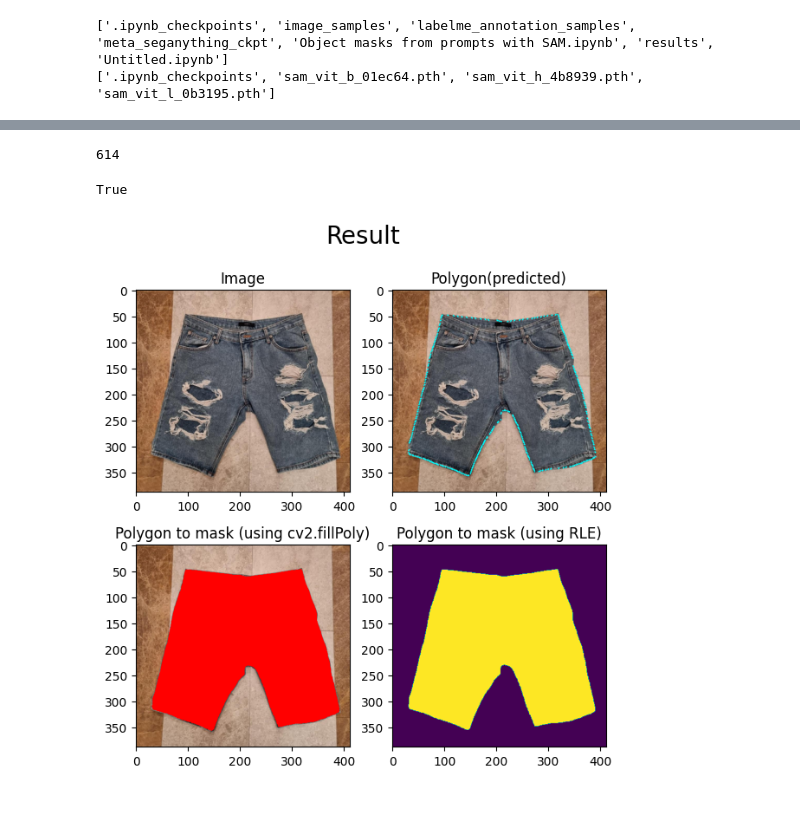
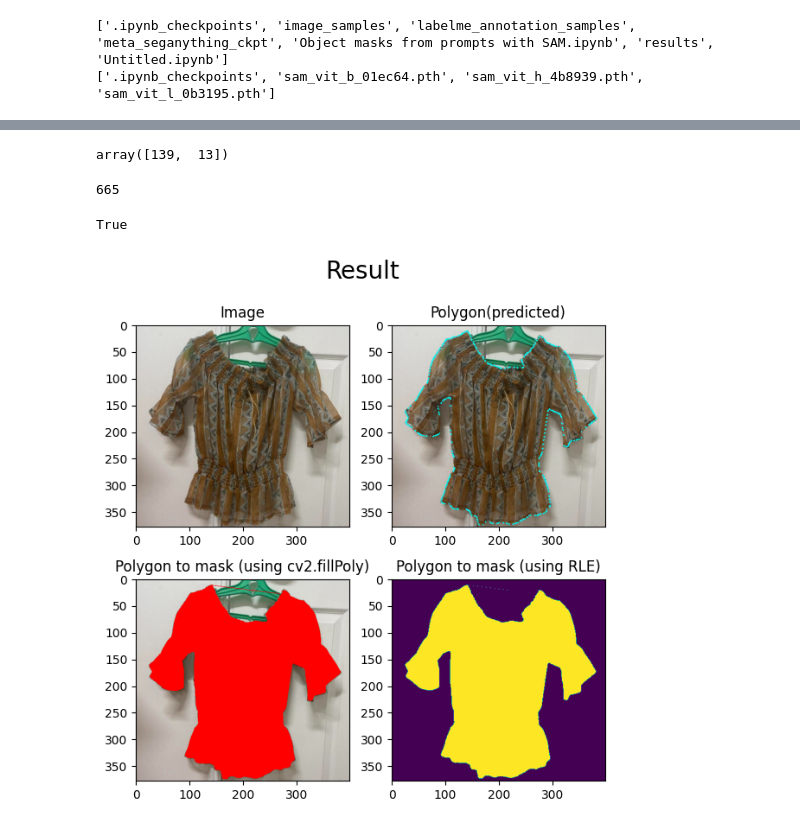
Before and after one commit to DeepHM/Image-labeling-using-meta-segmentation-anything, a Jupyter notebook: Object masks from prompts with SAM.ipynb, the cells around one changed output, grey strips where cells are left out. Drawn from its saved outputs; the diff is of its cells as text; code cells hidden in the pictures.

```diff
--- a/Object masks from prompts with SAM.ipynb
+++ b/Object masks from prompts with SAM.ipynb
@@ -52,5 +52,5 @@ print(os.listdir('labelme_annotation_samples'))
 # %%
-image_file = 'sample_shorts_1.PNG'
+image_file = 'sample_halfblouse_1.PNG'
 image_path = f'labelme_annotation_samples/{image_file}'
 image = cv2.imread(image_path)
 image = cv2.cvtColor(image, cv2.COLOR_BGR2RGB)
@@ -168,0 +191,6 @@ plt.imshow(object_edges)
+# %%
+all_contours = []
+for i in contours :
+    all_contours.extend(i.tolist())
+all_contours = np.array(all_contours)
+all_contours.shape
@@ -169,3 +203,7 @@ plt.imshow(object_edges)
+# %%
+all_contours[2][0]
+# %% [output]
+array([139,  13])
 # %%
 key = ['version', 'flags', 'shapes', 'imagePath', 'imageData', 'imageHeight', 'imageWidth']
 result_json = {i:None for i in key}
@@ -178,8 +216,8 @@ result_json['flags'] = {}
 # for i in range(np.where(mask[0]==True)[0].shape[0]) :
 #     points.append([float(seg_coord[0][i]), float(seg_coord[1][i])])
 points =[]
-for i in range(contours[0].shape[0]) :
-    p = contours[0][i][0]
+for i in range(all_contours.shape[0]) :
+    p = all_contours[i][0]
     points.append([float(p[0]), float(p[1])])
 print(len(points))
 shapes = [{'label': 'a','points':points,'group_id':None,'shape_type':'polygon','flags':{}}]
@@ -194,7 +232,7 @@ result_json['imageData'] = encoded
 result_json['imageHeight'] = int(image.shape[0])
 result_json['imageWidth'] = int(image.shape[1])
 # %% [output]
-614
+665
 # %%
 with open('results/result1.json','w') as f:
     json.dump(result_json, f)
@@ -215,34 +248,34 @@ t_image = image.copy()
 
 plt.figure(figsize=(7,7))
 plt.subplot(2,2,1)
 plt.title('Image')
 plt.imshow(t_image)
-for i in contours[0] :
+for i in all_contours :
     coord = int(i[0][0]), int(i[0][1])
     t_image = cv2.circle(t_image, coord, 1, (0, 255, 255), -1)
 
 plt.subplot(2,2,2)
 plt.title('Polygon(predicted)')
 plt.imshow(t_image)
 
 
 t_image = image.copy()
-t_image = cv2.fillPoly(t_image, pts=[contours[0]], color=(255, 0, 0))
+t_image = cv2.fillPoly(t_image, pts=[all_contours], color=(255, 0, 0))
 
 plt.subplot(2,2,3)
 plt.title('Polygon to mask (using cv2.fillPoly)')
 plt.imshow(t_image)
 
-segm = [contours[0].flatten().tolist()]
+segm = [all_contours.flatten().tolist()]
 rles = maskUtils.frPyObjects(segm, result_json['imageHeight'], result_json['imageWidth'])
 rle = maskUtils.merge(rles)
 m = maskUtils.decode(rle)
 
 plt.subplot(2,2,4)
 plt.title('Polygon to mask (using RLE)')
 plt.imshow(m)
 
 plt.suptitle('Result',size=20)
 plt.show()
 # %% [output]
-[figure, old version]
+[figure, new version]
```
Also changed, not shown: parts of 16 cells of this notebook.
